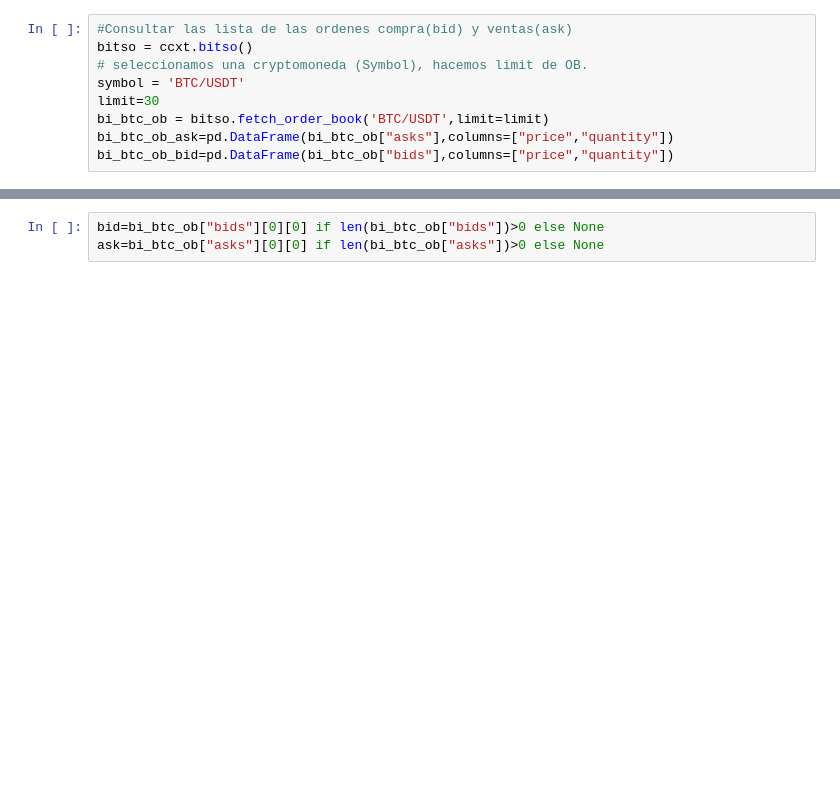
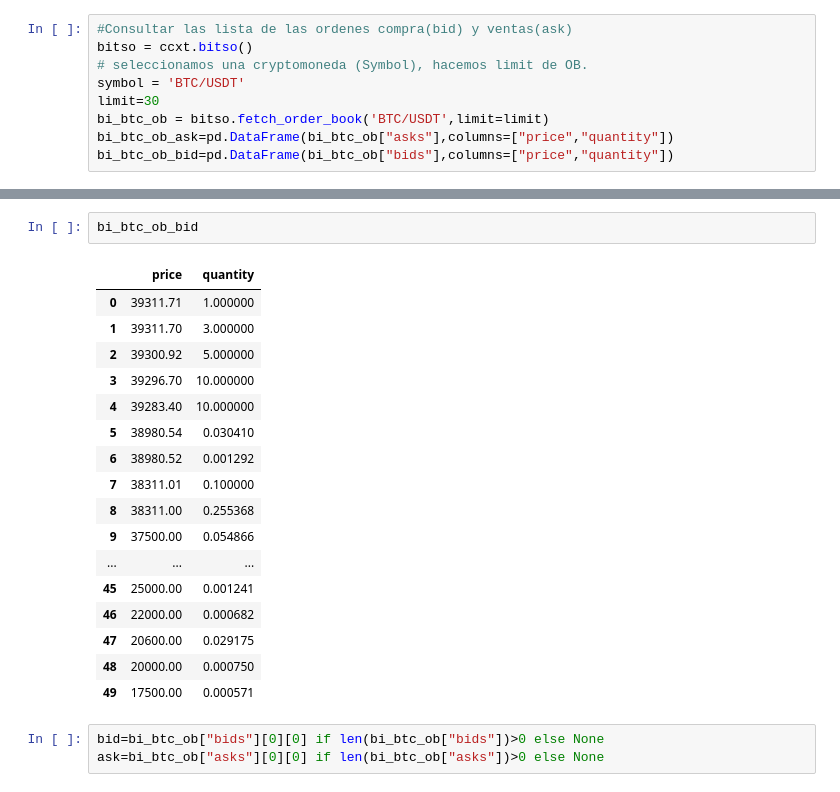
Before and after one commit to berlinpreciado21/MyST_LAB_4_E1, a Jupyter notebook: data1 - copia.ipynb, the cells around one changed output, grey strips where cells are left out. Cells and saved outputs as stored; diff of their text form; blank space fills up the shorter version.

```diff
--- a/data1 - copia.ipynb
+++ b/data1 - copia.ipynb
@@ -30,3 +46,23 @@ None
+# %%
+bi_btc_ob_bid
+# %% [output]
+|  | price | quantity |
+| 0 | 39311.71 | 1.000000 |
+| 1 | 39311.70 | 3.000000 |
+| 2 | 39300.92 | 5.000000 |
+| 3 | 39296.70 | 10.000000 |
+| 4 | 39283.40 | 10.000000 |
+| 5 | 38980.54 | 0.030410 |
+| 6 | 38980.52 | 0.001292 |
+| 7 | 38311.01 | 0.100000 |
+| 8 | 38311.00 | 0.255368 |
+| 9 | 37500.00 | 0.054866 |
+| ... | ... | ... |
+| 45 | 25000.00 | 0.001241 |
+| 46 | 22000.00 | 0.000682 |
+| 47 | 20600.00 | 0.029175 |
+| 48 | 20000.00 | 0.000750 |
+| 49 | 17500.00 | 0.000571 |
 # %%
 bid=bi_btc_ob["bids"][0][0] if len(bi_btc_ob["bids"])>0 else None
 ask=bi_btc_ob["asks"][0][0] if len(bi_btc_ob["asks"])>0 else None
```
Also changed, not shown: parts of 2 cells of this notebook, 5 other files.
